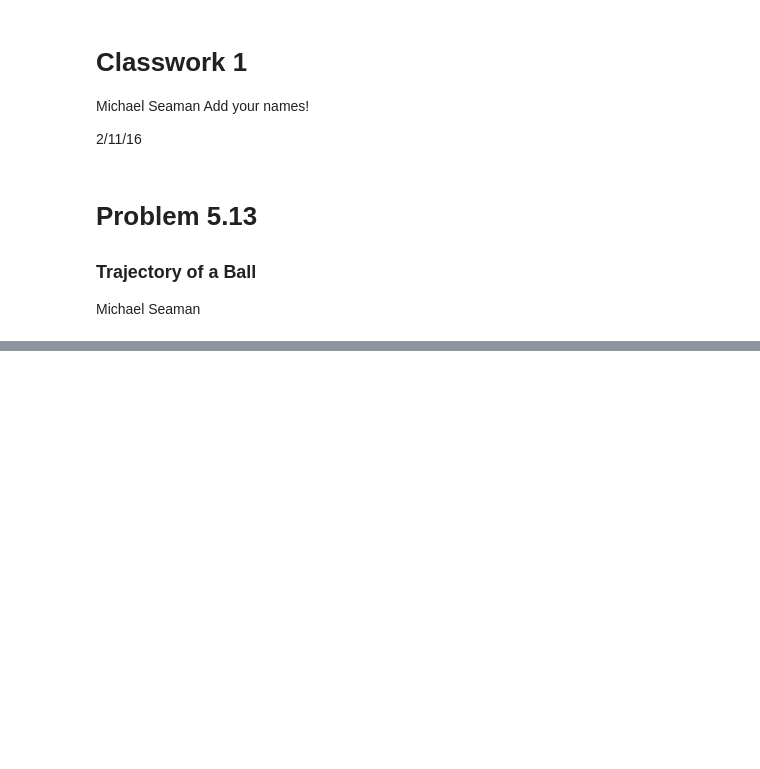
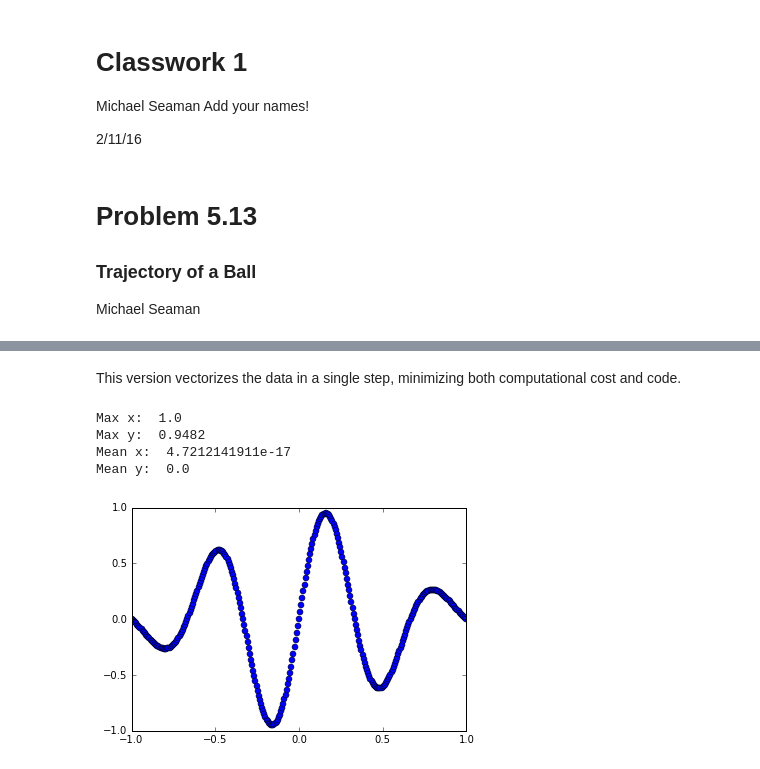
Before and after one commit to chapman-phys227-2016s/cw-2-classwork-team, a Jupyter notebook: Classwork 2.ipynb, the cells around one changed output, grey strips where cells are left out. Drawn from its saved outputs; the diff is of its cells as text; code cells hidden in the pictures; blank space fills up the shorter version.

```diff
--- a/Classwork 2.ipynb
+++ b/Classwork 2.ipynb
@@ -21,0 +41,11 @@ Michael Seaman
+# %% [markdown]
+This version vectorizes the data in a single step, minimizing both computational cost and code.
+# %%
+run = p1.data_prep2()
+p1.data_plot_display(run[0], run[1])
+# %% [output]
+Max x:  1.0
+Max y:  0.9482
+Mean x:  4.7212141911e-17
+Mean y:  0.0
+[figure, added]
```
Also changed, not shown: parts of 4 cells of this notebook, 1 other file.
